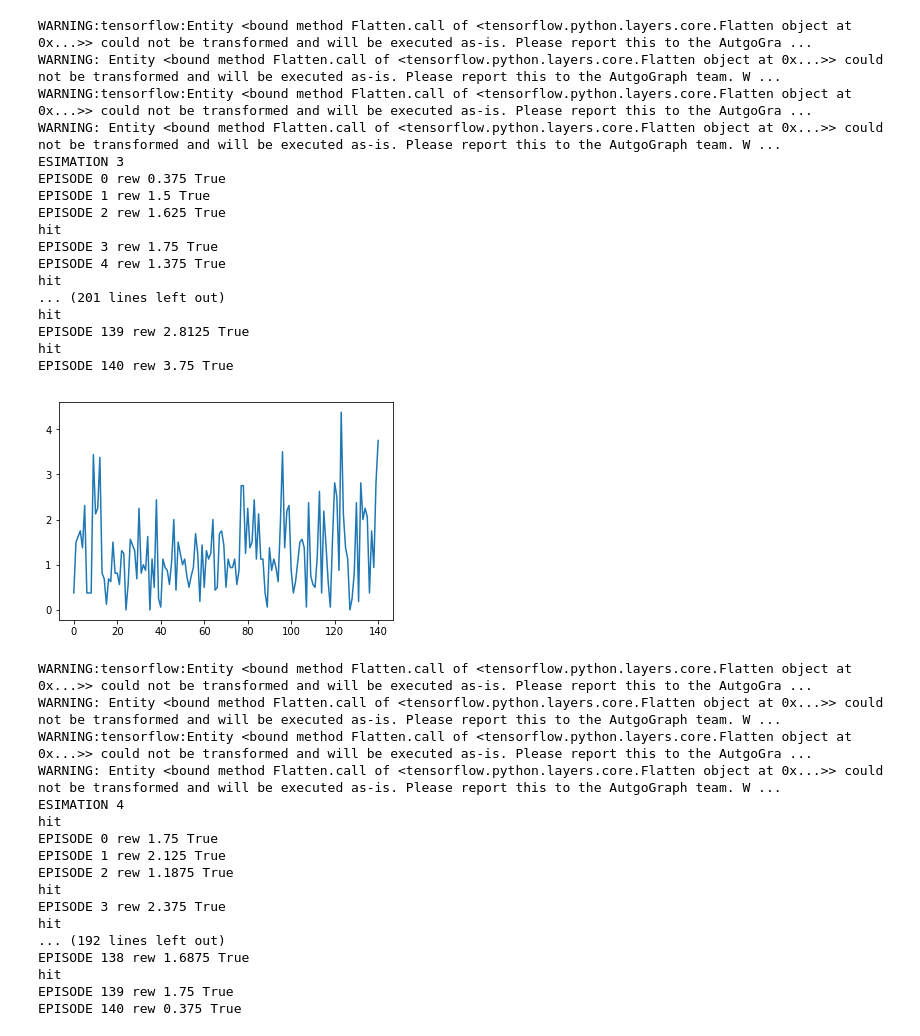
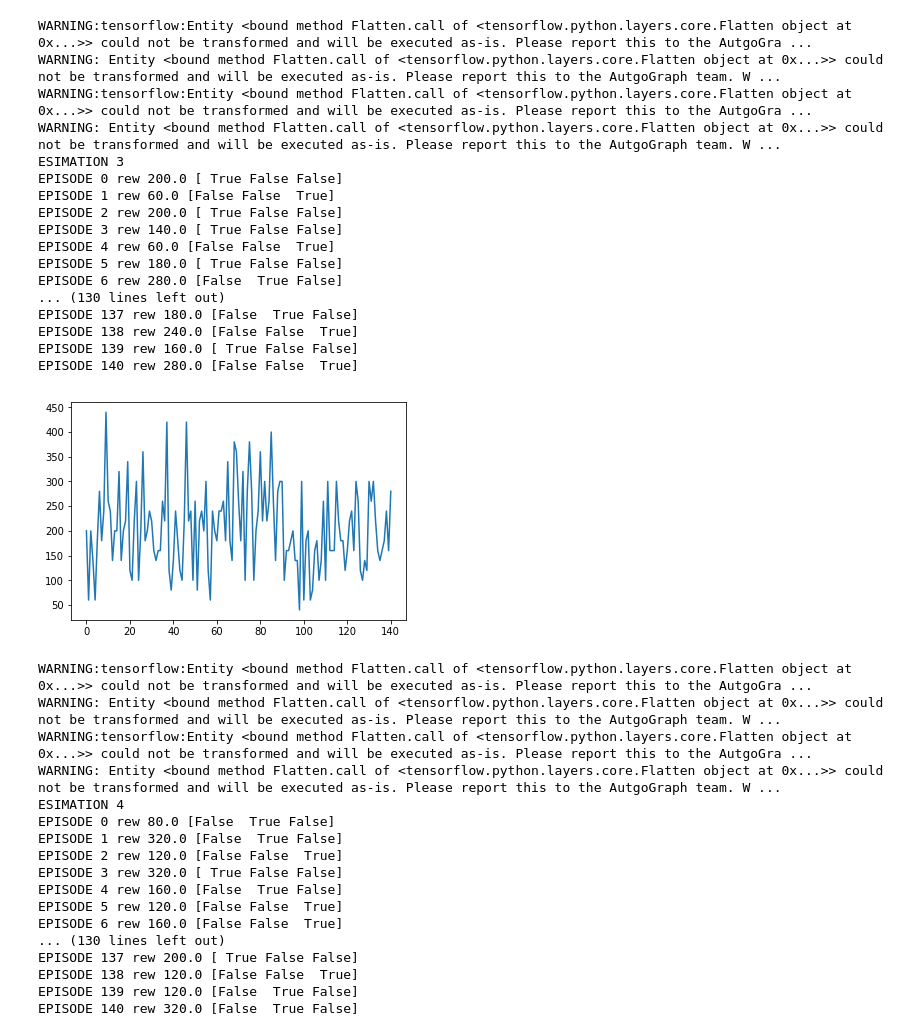
Before and after one commit to Kilorad/rl, a Jupyter notebook: ppo_test.ipynb, the cells around one changed output. Drawn from its saved outputs; the diff is of its cells as text; code cells hidden in the pictures.

```diff
--- a/ppo_test.ipynb
+++ b/ppo_test.ipynb
@@ -46,8 +65,8 @@ resets_max = 140
 
 for estimation in range(done_max):
     # multiprocess environment
-    env=aa_gun.AA_gun_simple0_env(fast_planes=False,long_projectiles=False,random_speed=False)
-    #env = make_vec_env('Seaquest-ramNoFrameskip-v0', n_envs=3)
+    #env=aa_gun.AA_gun_simple0_env(fast_planes=False,long_projectiles=False,random_speed=False)
+    env = make_vec_env('Seaquest-ramNoFrameskip-v0', n_envs=3)
     #env = make_vec_env(env, n_envs=4)
 
     model = PPO2(MlpPolicy, env, verbose=0)
@@ -135,35 +154,35 @@ EPISODE 140 rew 2.625 True
 WARNING:tensorflow:Entity <bound method Flatten.call of <tensorflow.python.layers.core.Flatten object at 0x...>> could not be transformed and will be executed as-is. Please report this to the AutgoGra ...
 WARNING: Entity <bound method Flatten.call of <tensorflow.python.layers.core.Flatten object at 0x...>> could not be transformed and will be executed as-is. Please report this to the AutgoGraph team. W ...
 WARNING:tensorflow:Entity <bound method Flatten.call of <tensorflow.python.layers.core.Flatten object at 0x...>> could not be transformed and will be executed as-is. Please report this to the AutgoGra ...
 WARNING: Entity <bound method Flatten.call of <tensorflow.python.layers.core.Flatten object at 0x...>> could not be transformed and will be executed as-is. Please report this to the AutgoGraph team. W ...
 ESIMATION 3
-EPISODE 0 rew 0.375 True
-EPISODE 1 rew 1.5 True
-EPISODE 2 rew 1.625 True
-hit
-EPISODE 3 rew 1.75 True
-EPISODE 4 rew 1.375 True
-hit
-... (201 lines left out)
-hit
-EPISODE 139 rew 2.8125 True
-hit
-EPISODE 140 rew 3.75 True
+EPISODE 0 rew 200.0 [ True False False]
+EPISODE 1 rew 60.0 [False False  True]
+EPISODE 2 rew 200.0 [ True False False]
+EPISODE 3 rew 140.0 [ True False False]
+EPISODE 4 rew 60.0 [False False  True]
+EPISODE 5 rew 180.0 [ True False False]
+EPISODE 6 rew 280.0 [False  True False]
+... (130 lines left out)
+EPISODE 137 rew 180.0 [False  True False]
+EPISODE 138 rew 240.0 [False False  True]
+EPISODE 139 rew 160.0 [ True False False]
+EPISODE 140 rew 280.0 [False False  True]
-[figure, old version]
+[figure, new version]
 WARNING:tensorflow:Entity <bound method Flatten.call of <tensorflow.python.layers.core.Flatten object at 0x...>> could not be transformed and will be executed as-is. Please report this to the AutgoGra ...
 WARNING: Entity <bound method Flatten.call of <tensorflow.python.layers.core.Flatten object at 0x...>> could not be transformed and will be executed as-is. Please report this to the AutgoGraph team. W ...
 WARNING:tensorflow:Entity <bound method Flatten.call of <tensorflow.python.layers.core.Flatten object at 0x...>> could not be transformed and will be executed as-is. Please report this to the AutgoGra ...
 WARNING: Entity <bound method Flatten.call of <tensorflow.python.layers.core.Flatten object at 0x...>> could not be transformed and will be executed as-is. Please report this to the AutgoGraph team. W ...
 ESIMATION 4
-hit
-EPISODE 0 rew 1.75 True
-EPISODE 1 rew 2.125 True
-EPISODE 2 rew 1.1875 True
-hit
-EPISODE 3 rew 2.375 True
-hit
-... (192 lines left out)
-EPISODE 138 rew 1.6875 True
-hit
-EPISODE 139 rew 1.75 True
-EPISODE 140 rew 0.375 True
+EPISODE 0 rew 80.0 [False  True False]
+EPISODE 1 rew 320.0 [False  True False]
+EPISODE 2 rew 120.0 [False False  True]
+EPISODE 3 rew 320.0 [ True False False]
+EPISODE 4 rew 160.0 [False  True False]
+EPISODE 5 rew 120.0 [False False  True]
+EPISODE 6 rew 160.0 [False False  True]
+... (130 lines left out)
+EPISODE 137 rew 200.0 [ True False False]
+EPISODE 138 rew 120.0 [False False  True]
+EPISODE 139 rew 120.0 [False  True False]
+EPISODE 140 rew 320.0 [False  True False]
```
Also changed, not shown: parts of 6 cells of this notebook, 2 other files.
